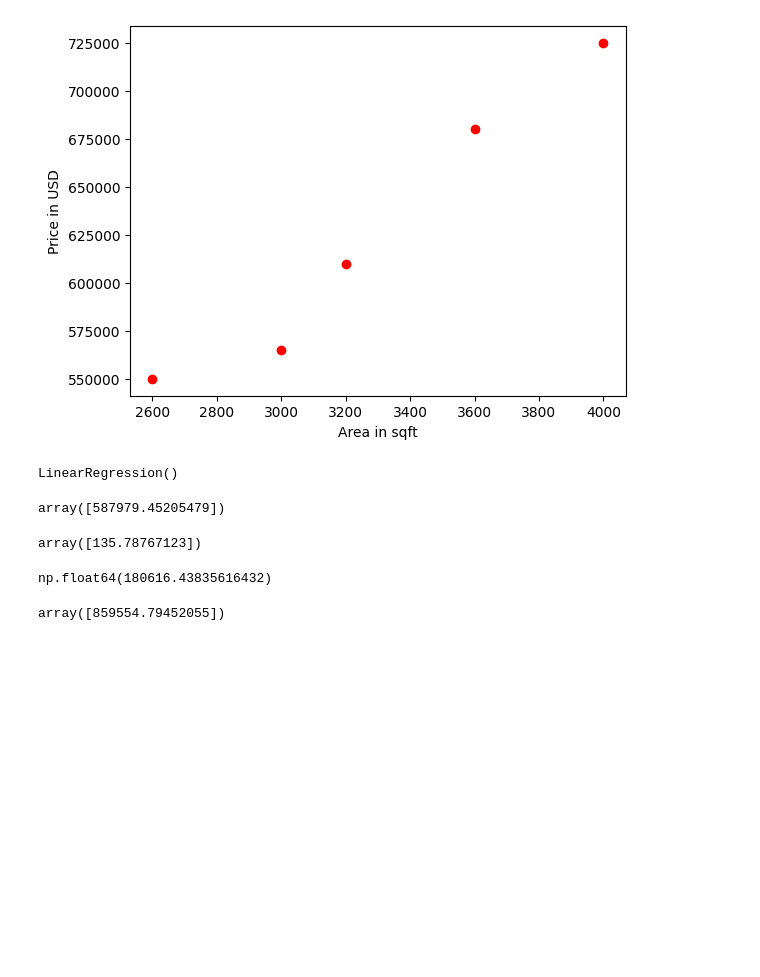
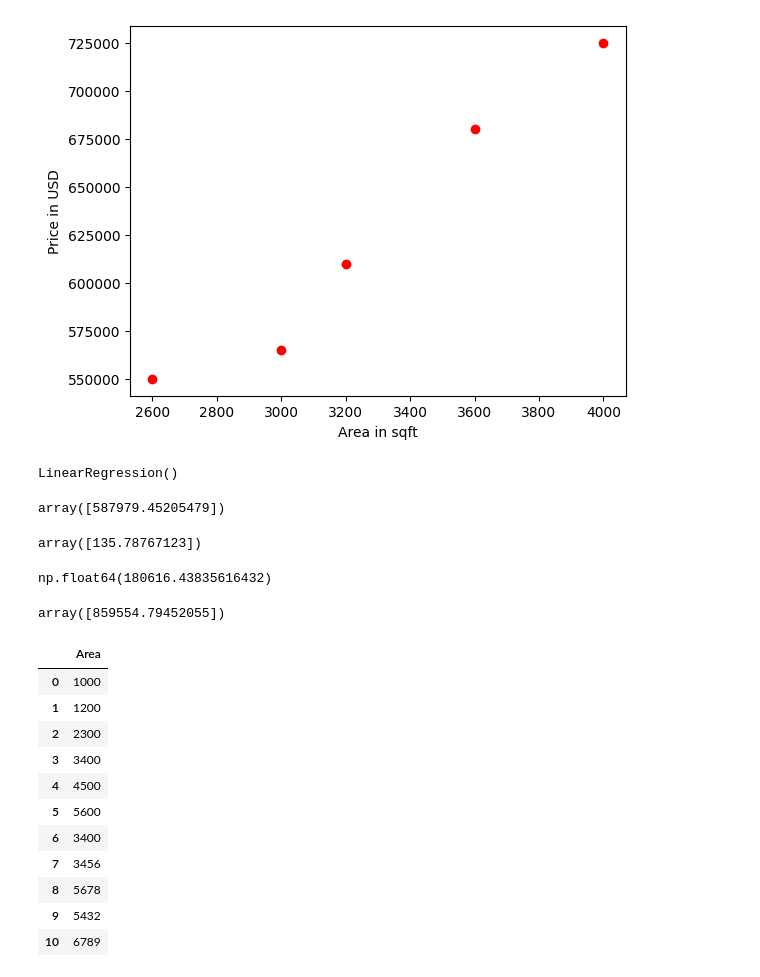
Before and after one commit to Deepakyati/Machine-Learning_2026, a Jupyter notebook: Machine Learning Project/1_PredictHomePrice.ipynb, the cells around one changed output. Drawn from its saved outputs; the diff is of its cells as text; code cells hidden in the pictures; blank space fills up the shorter version.

```diff
--- a/Machine Learning Project/1_PredictHomePrice.ipynb
+++ b/Machine Learning Project/1_PredictHomePrice.ipynb
@@ -49,3 +49,19 @@ np.float64(180616.43835616432)
 lr.predict([[5000]])
 # %% [output]
 array([859554.79452055])
+# %%
+d=pd.read_csv('1PricePrediction - Sheet1.csv')
+d
+# %% [output]
+|  | Area |
+| 0 | 1000 |
+| 1 | 1200 |
+| 2 | 2300 |
+| 3 | 3400 |
+| 4 | 4500 |
+| 5 | 5600 |
+| 6 | 3400 |
+| 7 | 3456 |
+| 8 | 5678 |
+| 9 | 5432 |
+| 10 | 6789 |
```
Also changed, not shown: parts of 5 cells of this notebook, 2 other files.
